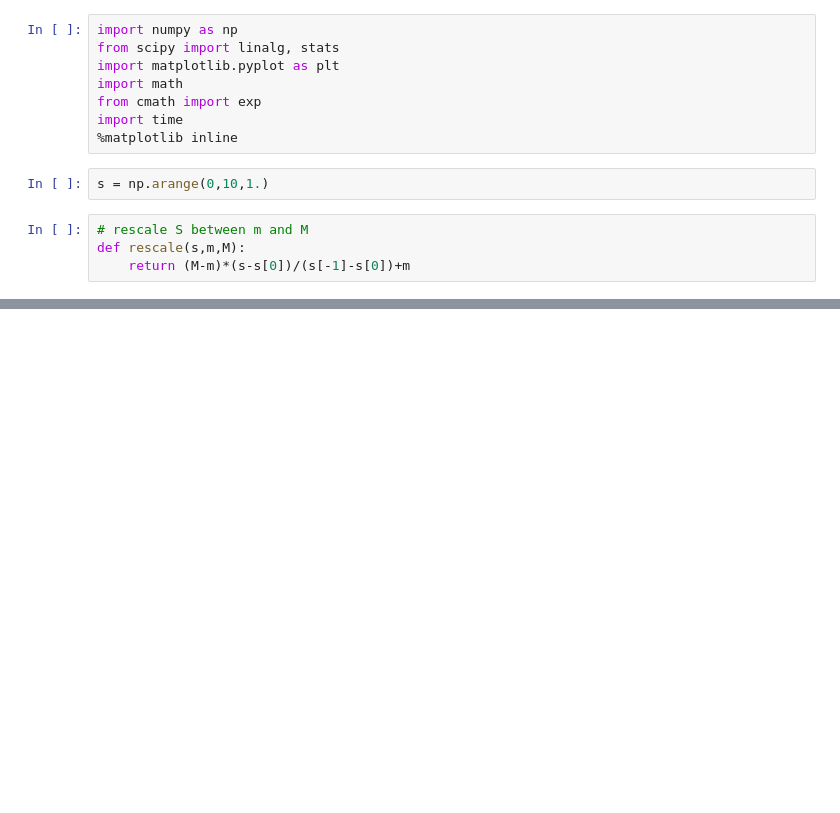
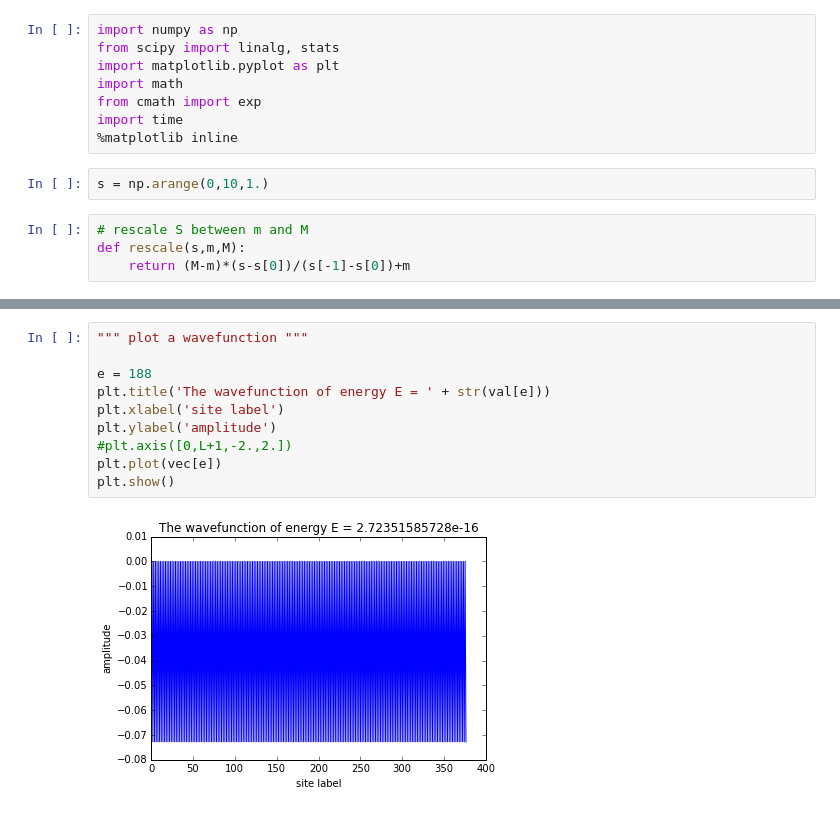
Before and after one commit to Yukee/spectrum_quasicrystals, a Jupyter notebook: Fibonacci/box_counting.ipynb, the cells around one changed output, grey strips where cells are left out. Drawn from its saved outputs; the diff is of its cells as text; blank space fills up the shorter version.

```diff
--- a/Fibonacci/box_counting.ipynb
+++ b/Fibonacci/box_counting.ipynb
@@ -96,0 +158,12 @@ sum(w)
+# %%
+""" plot a wavefunction """
+
+e = 188
+plt.title('The wavefunction of energy E = ' + str(val[e]))
+plt.xlabel('site label')
+plt.ylabel('amplitude')
+#plt.axis([0,L+1,-2.,2.])
+plt.plot(vec[e])
+plt.show()
+# %% [output]
+[figure, added]
```
Also changed, not shown: parts of 18 cells of this notebook.
